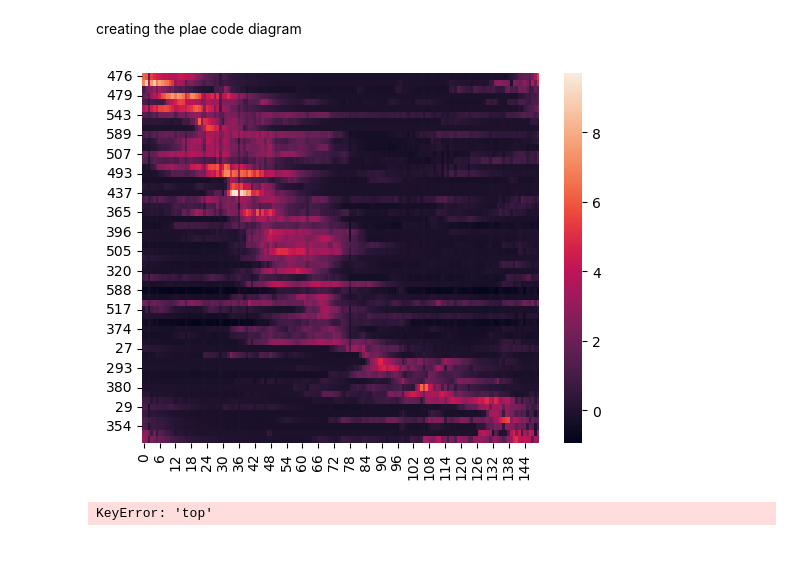
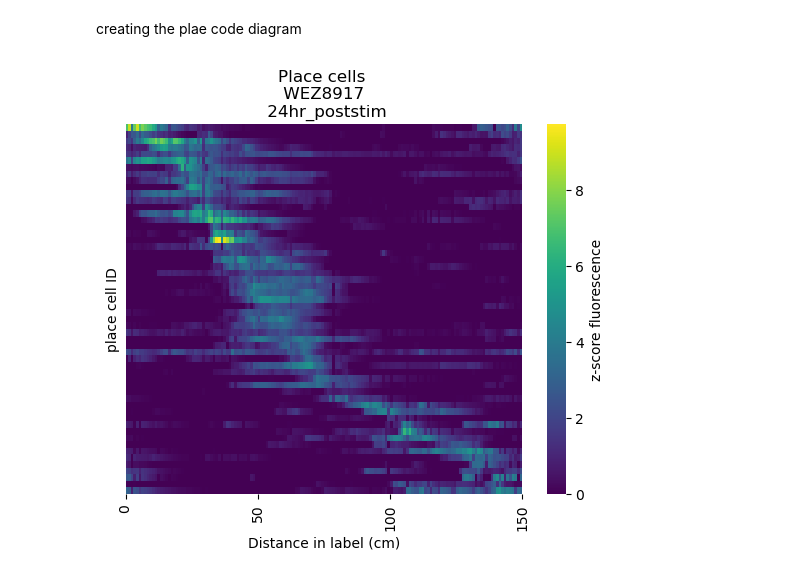
Before and after one commit to ttamiolakis/2p-place-coding, a Jupyter notebook: spatial_coding_test.ipynb, the cells around one changed output. Saved outputs shown, nothing was run; the diff lists cells and outputs as text; code cells hidden in the pictures.

```diff
--- a/spatial_coding_test.ipynb
+++ b/spatial_coding_test.ipynb
@@ -173,7 +173,3 @@ plotting
 2. average z-score activity for all the rounds
 3. spatial vector analysis schematic and histogram with comparison of shuffling data
 4. statistical significanc e analysis using colmogorov-smirnov test
-# %%
-rng =np.random.default_rng(seed=42)
-for i in range(10):
-    print(rng.random())
@@ -191,4 +175,0 @@ for i in range(10):
-# %%
-
-for i in range(10):
-    print(rng.random())
@@ -807,14 +777,17 @@ original=place_cell_activity.index
 transpose=place_cell_indexed_filtered
 
 place_cell_activity=place_cell_activity.reindex(index=transpose) #reindexing the place cell panda frame according to the max activitz and the position in the belt
-# %%
-fig2=plt.figure()
-ax1=plt.gca()
-sns.heatmap(place_cell_activity,ax=ax1)
-plt.show()
-# %% [output]
-[figure, removed]
-# %%
-sns.heatmap(place_cell_activity_pd)
-# %% [output]
-KeyError: 'top'
+# %%
+fig2=plt.figure()
+ax2=plt.gca()
+sns.heatmap(place_cell_activity,ax=ax2,vmin=0,cmap='viridis',cbar_kws={'label': 'z-score fluorescence'})
+plt.title(f'Place cells \n {mouse_ID} \n {condition}')
+custom_ticks = [0, 50, 100, 150]  # Specify the positions where you want the ticks
+custom_labels = ['0', '50', '100', '150']  # Specify the labels for the ticks
+plt.xticks(custom_ticks, custom_labels)
+plt.ylabel('place cell ID')
+plt.yticks([])
+plt.xlabel('Distance in label (cm)')
+plt.show()
+# %% [output]
+[figure, added]
```
Also changed, not shown: parts of 2 cells of this notebook.
